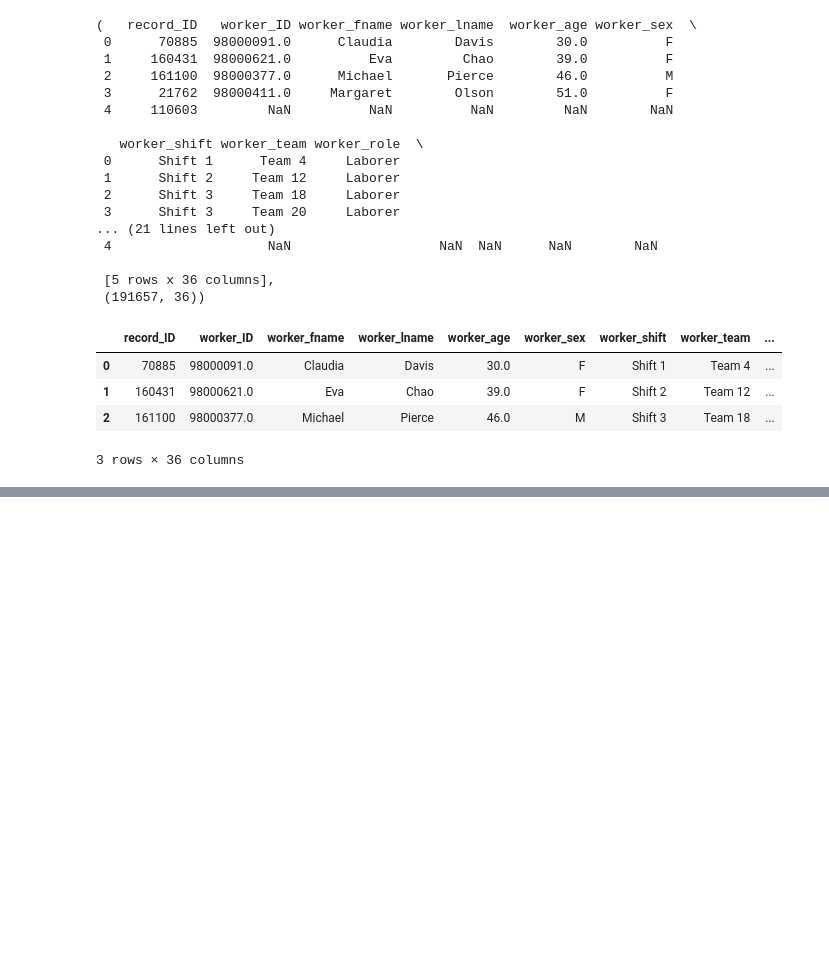
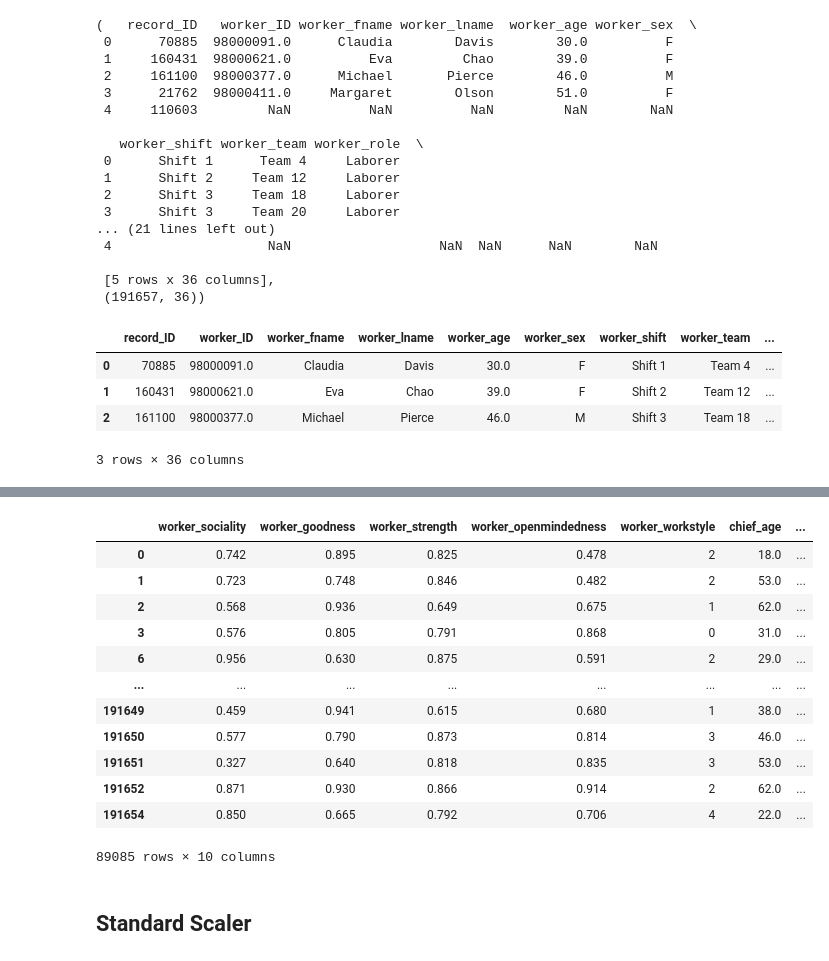
Before and after one commit to AzizHlila/AZ-Trading-Indicator-Library, a Jupyter notebook: CISolutions.ipynb, the cells around one changed output, grey strips where cells are left out. Saved outputs shown, nothing was run; the diff lists cells and outputs as text; code cells hidden in the pictures; blank space fills up the shorter version.

```diff
--- a/CISolutions.ipynb
+++ b/CISolutions.ipynb
@@ -166,0 +166,34 @@ IndexError: only integers, slices (`:`), ellipsis (`...`), numpy.newaxis (`None`
+# %%
+# Team encoder
+teamLE = LabelEncoder()
+X["worker_team"]=teamLE.fit_transform(X["worker_team"])
+# %%
+# worker_role encoder
+roleLE = LabelEncoder()
+X["worker_role"]=roleLE.fit_transform(X["worker_role"])
+# %%
+# chief_role encoder
+chief_roleLE = LabelEncoder()
+X["chief_role"]=chief_roleLE.fit_transform(X["chief_role"])
+# %%
+# worker_workstyle encoder
+worker_workstyleLE = LabelEncoder()
+X["worker_workstyle"]=worker_workstyleLE.fit_transform(X["worker_workstyle"])
+# %%
+X[X.columns[10:20]]
+# %% [output]
+|  | worker_sociality | worker_goodness | worker_strength | worker_openmindedness | worker_workstyle | chief_age | ... |
+| 0 | 0.742 | 0.895 | 0.825 | 0.478 | 2 | 18.0 | ... |
+| 1 | 0.723 | 0.748 | 0.846 | 0.482 | 2 | 53.0 | ... |
+| 2 | 0.568 | 0.936 | 0.649 | 0.675 | 1 | 62.0 | ... |
+| 3 | 0.576 | 0.805 | 0.791 | 0.868 | 0 | 31.0 | ... |
+| 6 | 0.956 | 0.630 | 0.875 | 0.591 | 2 | 29.0 | ... |
+| ... | ... | ... | ... | ... | ... | ... | ... |
+| 191649 | 0.459 | 0.941 | 0.615 | 0.680 | 1 | 38.0 | ... |
+| 191650 | 0.577 | 0.790 | 0.873 | 0.814 | 3 | 46.0 | ... |
+| 191651 | 0.327 | 0.640 | 0.818 | 0.835 | 3 | 53.0 | ... |
+| 191652 | 0.871 | 0.930 | 0.866 | 0.914 | 2 | 62.0 | ... |
+| 191654 | 0.850 | 0.665 | 0.792 | 0.706 | 4 | 22.0 | ... |
+89085 rows × 10 columns
+# %% [markdown]
+## Standard Scaler
```
Also changed, not shown: parts of 24 cells of this notebook.
